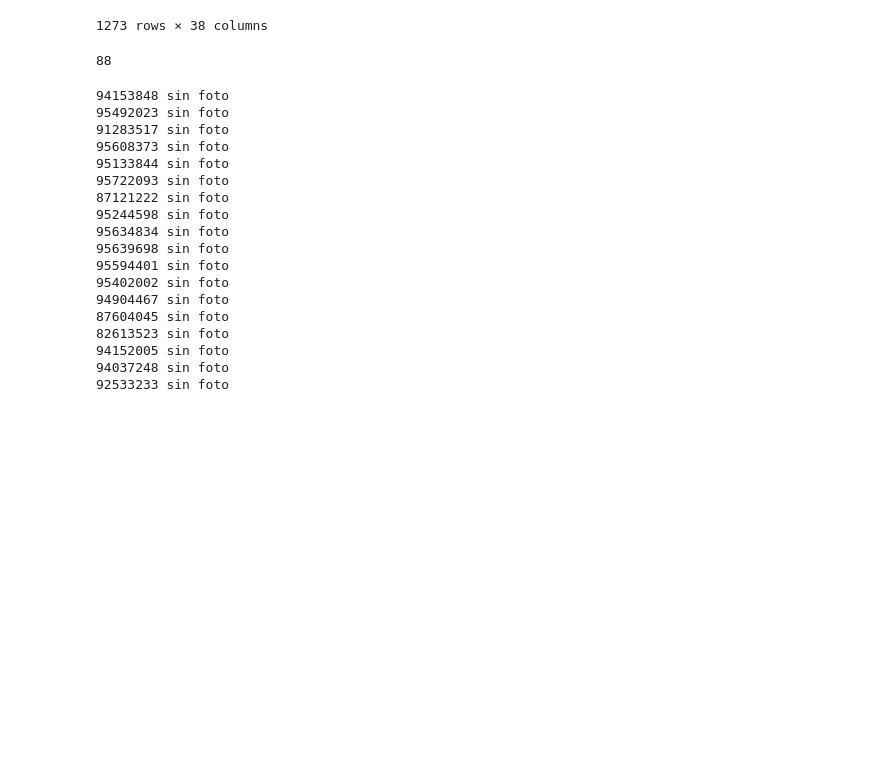
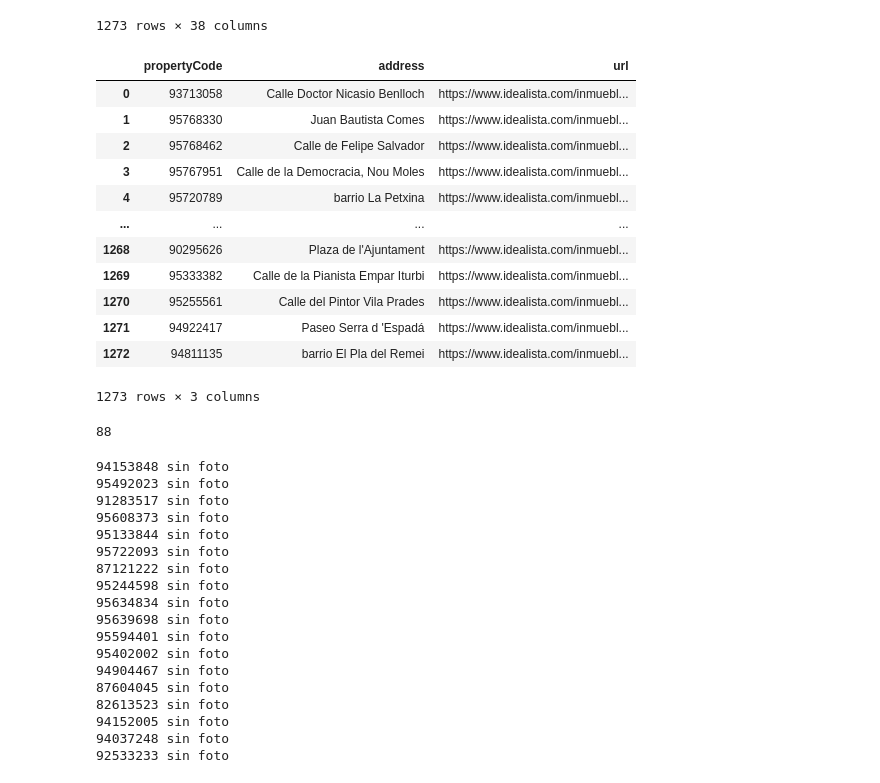
Before and after one commit to Nomadas-Digitales/nomadas-data, a Jupyter notebook: src/EnriquecerDatasets-Luis.ipynb, the cells around one changed output. Saved outputs shown, nothing was run; the diff lists cells and outputs as text; code cells hidden in the pictures; blank space fills up the shorter version.

Commit message:
Generar csv con enlaces de anuncios de las viviendas en alquiler

```diff
--- a/src/EnriquecerDatasets-Luis.ipynb
+++ b/src/EnriquecerDatasets-Luis.ipynb
@@ -499,3 +499,20 @@ idealista_val_df
 | 1271 | 94922417 | https://img3.idealista.com/blur/W... | CGI-5379 | 25 | 5.0 | 895 | flat | rent | ... |
 | 1272 | 94811135 | https://img3.idealista.com/blur/W... | W-02MIMI | 14 | 7.0 | 1600 | duplex | rent | ... |
 1273 rows × 38 columns
+# %%
+enlaces_anuncios = idealista_val_df[["propertyCode","address","url"]]
+enlaces_anuncios
+# %% [output]
+|  | propertyCode | address | url |
+| 0 | 93713058 | Calle Doctor Nicasio Benlloch | https://www.idealista.com/inmuebl... |
+| 1 | 95768330 | Juan Bautista Comes | https://www.idealista.com/inmuebl... |
+| 2 | 95768462 | Calle de Felipe Salvador | https://www.idealista.com/inmuebl... |
+| 3 | 95767951 | Calle de la Democracia, Nou Moles | https://www.idealista.com/inmuebl... |
+| 4 | 95720789 | barrio La Petxina | https://www.idealista.com/inmuebl... |
+| ... | ... | ... | ... |
+| 1268 | 90295626 | Plaza de l'Ajuntament | https://www.idealista.com/inmuebl... |
+| 1269 | 95333382 | Calle de la Pianista Empar Iturbi | https://www.idealista.com/inmuebl... |
+| 1270 | 95255561 | Calle del Pintor Vila Prades | https://www.idealista.com/inmuebl... |
+| 1271 | 94922417 | Paseo Serra d 'Espadá | https://www.idealista.com/inmuebl... |
+| 1272 | 94811135 | barrio El Pla del Remei | https://www.idealista.com/inmuebl... |
+1273 rows × 3 columns
```
Also changed, not shown: parts of 1 cell of this notebook, 1 other file.
